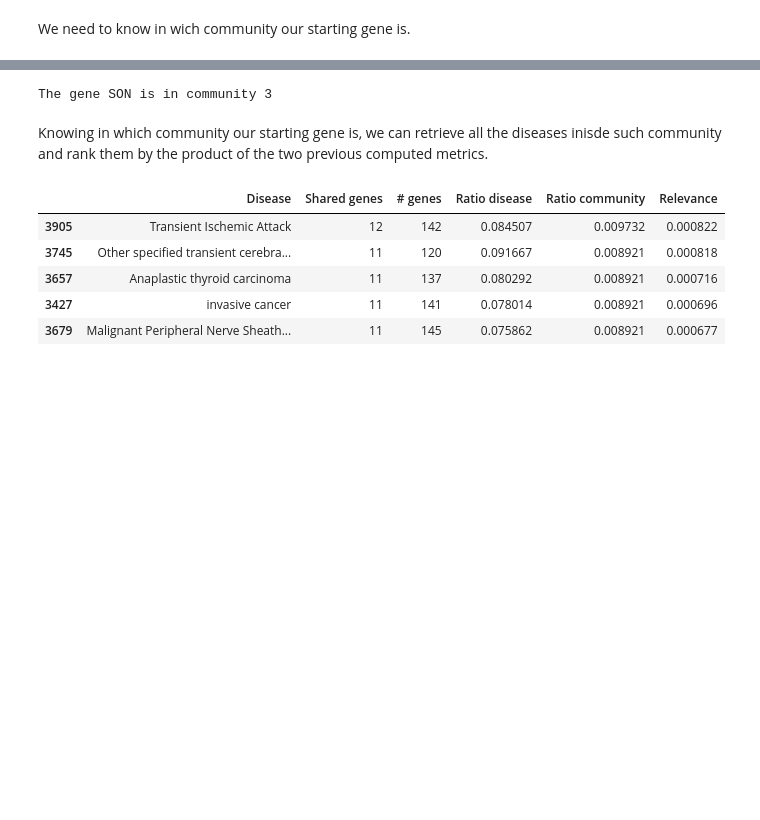
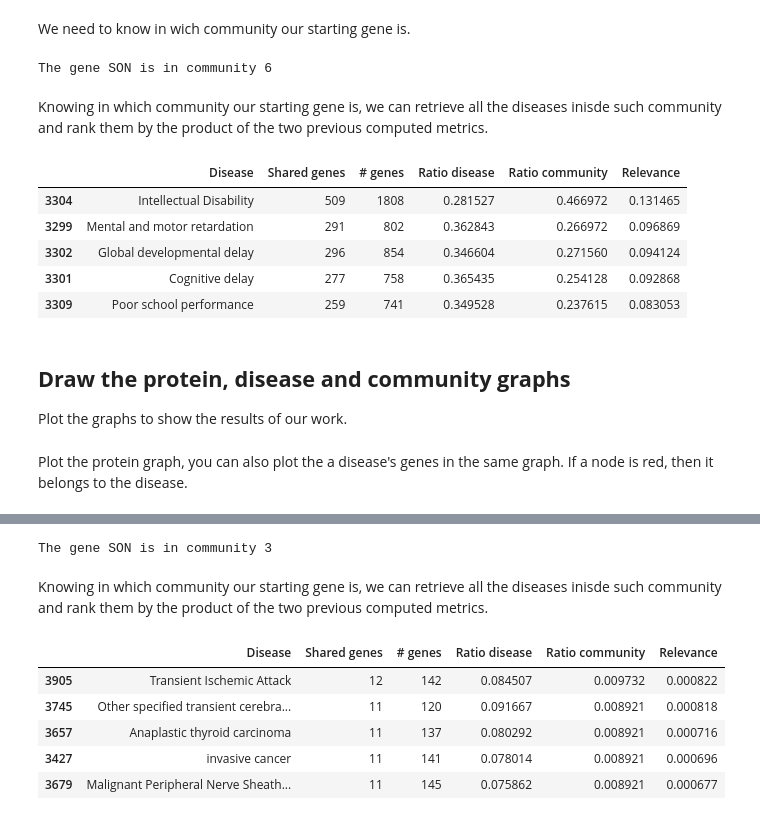
Before and after one commit to nikodallanoce/ComputationalHealthLaboratory, a Jupyter notebook: Project_CHL.ipynb, the cells around one changed output, grey strips where cells are left out. Cells and saved outputs as stored; diff of their text form; code cells hidden in the pictures; blank space fills up the shorter version.

```diff
--- a/Project_CHL.ipynb
+++ b/Project_CHL.ipynb
@@ -566,3 +560,30 @@ def look_for_gene_community(protein: str, communities: list) -> int:
             return i
 
     return -1
+# %%
+protein_community = "SON"
+gene_community = look_for_gene_community(protein_community, communities)
+if gene_community == -1:
+    raise Exception("The gene {0} is not in one of the communities".format(protein_community))
+else:
+    print("The gene {0} is in community {1}".format(protein_community, gene_community))
+# %% [output]
+The gene SON is in community 6
+# %% [markdown]
+Knowing in which community our starting gene is, we can retrieve all the diseases inisde such community and rank them by the product of the two previous computed metrics.
+# %%
+# Compute the new metric
+communities_rank['Relevance'] = communities_rank['Ratio community'] * communities_rank['Ratio disease']
+
+# Retrieve the diseases inside the community in which the gene is in and keep those that share at least ten genes with the community
+gene_rank = communities_rank[(communities_rank["Community"]==gene_community) &
+                             (communities_rank["Shared genes"] > 10)].sort_values(by="Relevance", ascending=False).drop("Community", axis=1)
+# %%
+gene_rank.head()
+# %% [output]
+|  | Disease | Shared genes | # genes | Ratio disease | Ratio community | Relevance |
+| 3304 | Intellectual Disability | 509 | 1808 | 0.281527 | 0.466972 | 0.131465 |
+| 3299 | Mental and motor retardation | 291 | 802 | 0.362843 | 0.266972 | 0.096869 |
+| 3302 | Global developmental delay | 296 | 854 | 0.346604 | 0.271560 | 0.094124 |
+| 3301 | Cognitive delay | 277 | 758 | 0.365435 | 0.254128 | 0.092868 |
+| 3309 | Poor school performance | 259 | 741 | 0.349528 | 0.237615 | 0.083053 |
@@ -568,0 +592,3 @@ def look_for_gene_community(protein: str, communities: list) -> int:
+# %% [markdown]
+## **Draw the protein, disease and community graphs**
+Plot the graphs to show the results of our work.
@@ -568,0 +597,2 @@ def look_for_gene_community(protein: str, communities: list) -> int:
+# %% [markdown]
+Plot the protein graph, you can also plot the a disease's genes in the same graph. If a node is red, then it belongs to the disease.
```
Also changed, not shown: parts of 23 cells of this notebook.
